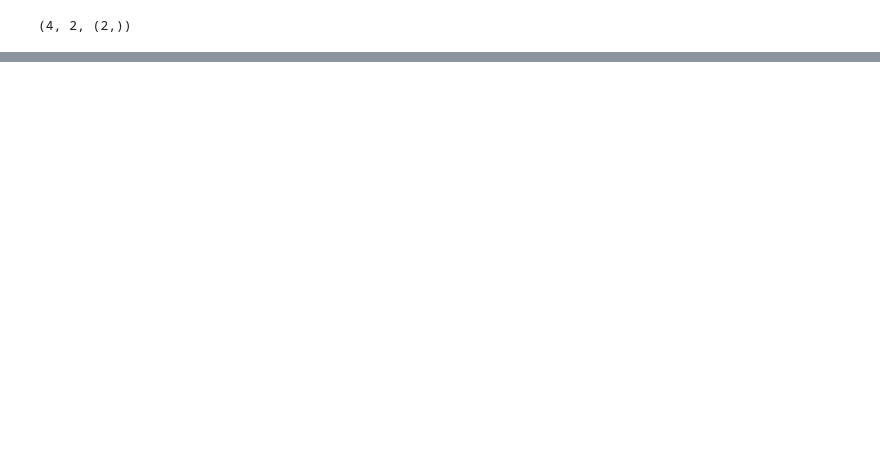
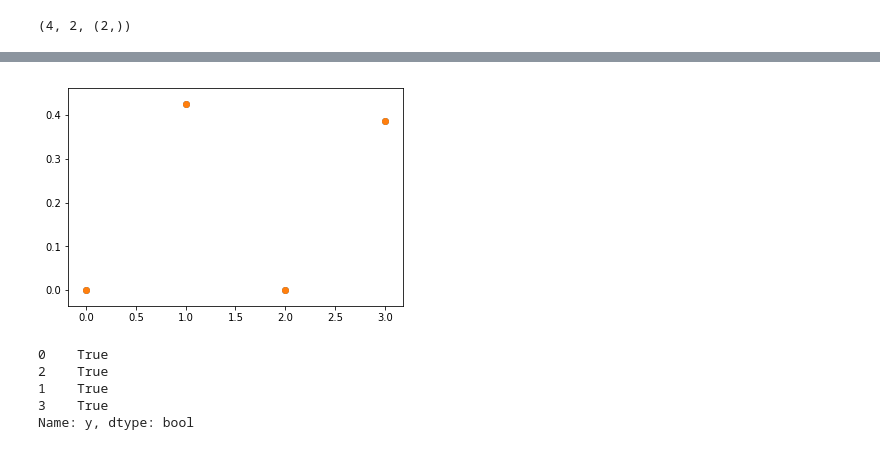
Before and after one commit to themantalope/opencl_fun, a Jupyter notebook: notebooks/piecewise_testing.ipynb, the cells around one changed output, grey strips where cells are left out. Saved outputs shown, nothing was run; the diff lists cells and outputs as text; code cells hidden in the pictures; blank space fills up the shorter version.

```diff
--- a/notebooks/piecewise_testing.ipynb
+++ b/notebooks/piecewise_testing.ipynb
@@ -140,6 +137,7 @@ def cost(est, actual):
     return cost
 # %%
 my_out = sig(X.values, theta)
+my_cost = cost(my_out, y)
 # %%
 my_out.shape, out.shape
 # %% [output]
@@ -154,3 +152,18 @@ plt.show()
+# %%
+x = list(range(len(my_cost)))
+plt.scatter(x, my_cost)
+plt.scatter(x, cost_arr)
+plt.show()
+# %% [output]
+[figure, added]
+# %%
+my_cost == cost_arr
+# %% [output]
+0    True
+2    True
+1    True
+3    True
+Name: y, dtype: bool
 # %%
 X.values.dot(theta)
 # %% [output]
```
Also changed, not shown: parts of 34 cells of this notebook, 5 other files.
